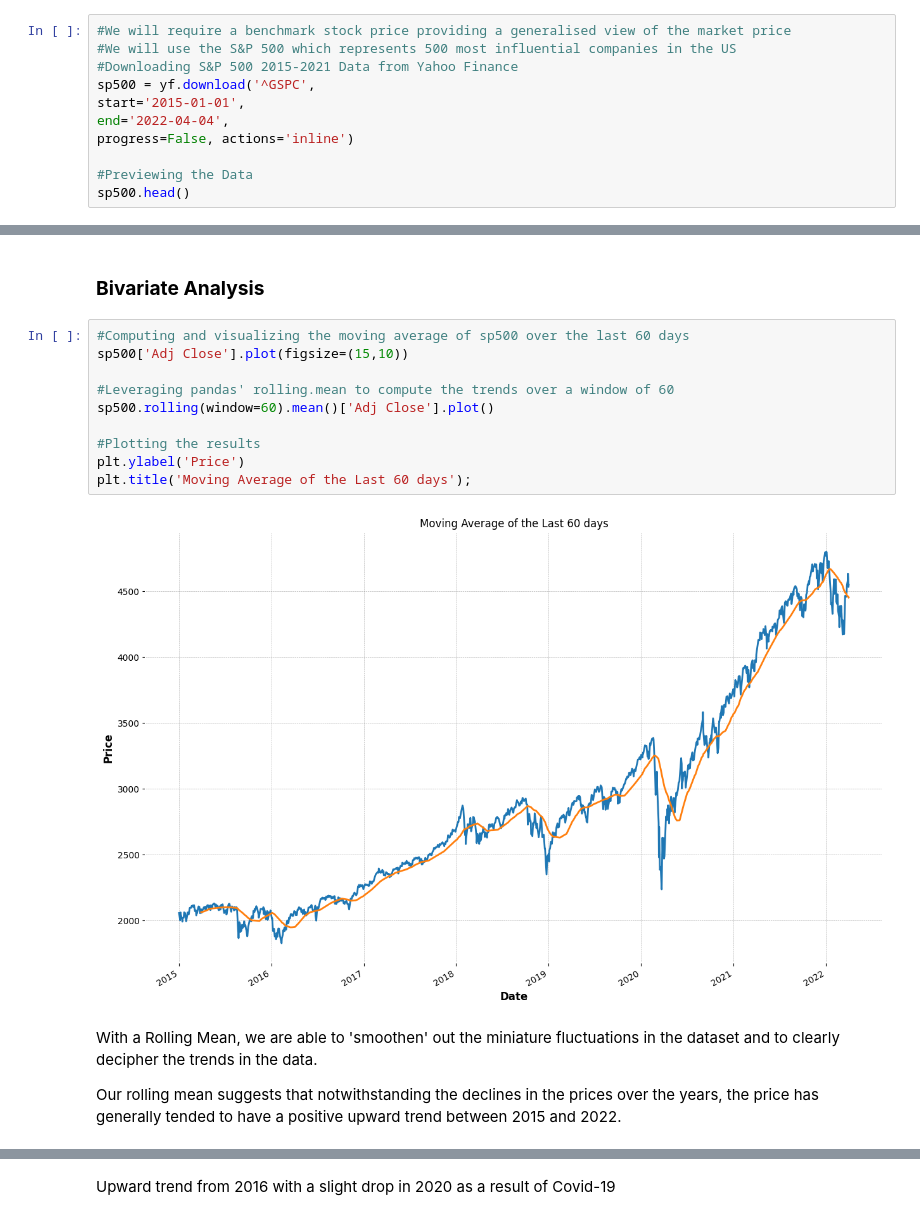
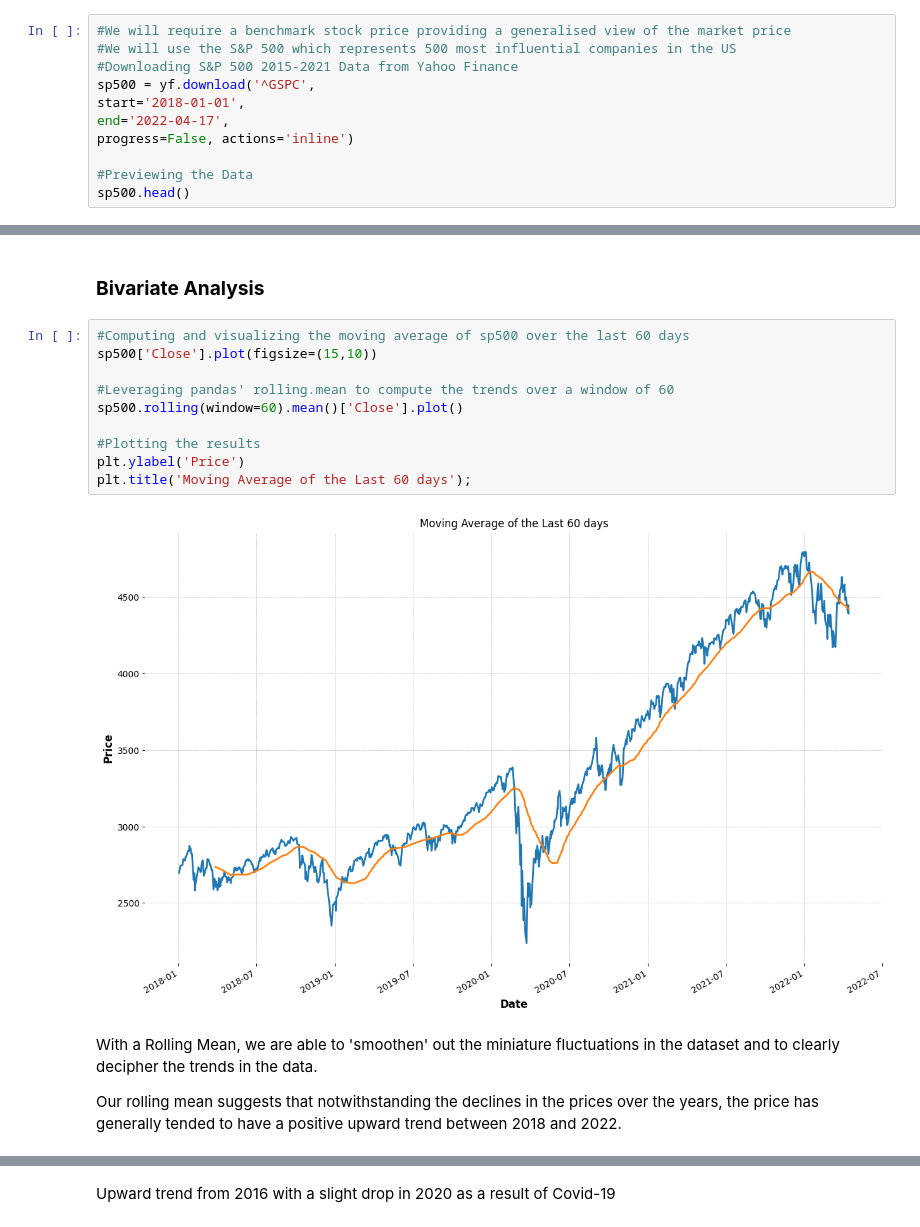
Before and after one commit to 01DaisyLynn/Time-Series-Project, a Jupyter notebook: Team_Miyagi_Google_Stock_Price_Prediction.ipynb, the cells around one changed output, grey strips where cells are left out. Saved outputs shown, nothing was run; the diff lists cells and outputs as text.

```diff
--- a/Team_Miyagi_Google_Stock_Price_Prediction.ipynb
+++ b/Team_Miyagi_Google_Stock_Price_Prediction.ipynb
@@ -172,8 +173,8 @@ data.head()
 #We will use the S&P 500 which represents 500 most influential companies in the US
 #Downloading S&P 500 2015-2021 Data from Yahoo Finance
 sp500 = yf.download('^GSPC',
-start='2015-01-01',
-end='2022-04-04',
+start='2018-01-01',
+end='2022-04-17',
 progress=False, actions='inline')
 
 #Previewing the Data
@@ -430,20 +451,20 @@ Huge jump in the google stock prices from Q1 of 2020 to 2021 Q2
 ### **Bivariate Analysis**
 # %%
 #Computing and visualizing the moving average of sp500 over the last 60 days
-sp500['Adj Close'].plot(figsize=(15,10))
+sp500['Close'].plot(figsize=(15,10))
 
 #Leveraging pandas' rolling.mean to compute the trends over a window of 60
-sp500.rolling(window=60).mean()['Adj Close'].plot()
+sp500.rolling(window=60).mean()['Close'].plot()
 
 #Plotting the results
 plt.ylabel('Price')
 plt.title('Moving Average of the Last 60 days');
 # %% [output]
-[figure, old version]
+[figure, new version]
 # %% [markdown]
 With a Rolling Mean, we are able to 'smoothen' out the miniature fluctuations in the dataset and to clearly decipher the trends in the data.
 
-Our rolling mean suggests that notwithstanding the declines in the prices over the years, the price has generally tended to have a positive upward trend between 2015 and 2022.
+Our rolling mean suggests that notwithstanding the declines in the prices over the years, the price has generally tended to have a positive upward trend between 2018 and 2022.
 # %%
 #Computing the moving averages over the last 4 months
 
```
Also changed, not shown: parts of 51 cells of this notebook.
